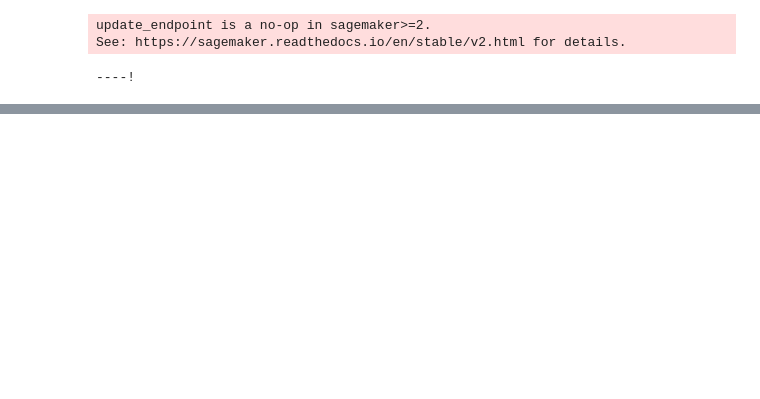
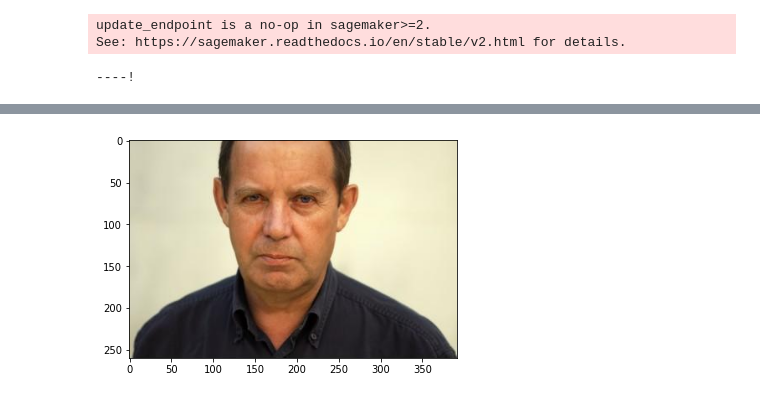
Before and after one commit to DiversityDatabaseProject/AWS_Sagemaker, a Jupyter notebook: AWS_Sagemaker/Refactoring/my_prediction_v9 - Refactored.ipynb, the cells around one changed output, grey strips where cells are left out. Saved outputs shown, nothing was run; the diff lists cells and outputs as text; code cells hidden in the pictures; blank space fills up the shorter version.

```diff
--- a/AWS_Sagemaker/Refactoring/my_prediction_v9 - Refactored.ipynb
+++ b/AWS_Sagemaker/Refactoring/my_prediction_v9 - Refactored.ipynb
@@ -130,0 +72,9 @@ image_content=cv2.imread(image,1)
+# %%
+import matplotlib
+from matplotlib import pyplot as plt
+image_content=cv2.imread('image.jpg',1) # Checks dimensions of output of cv2.imread
+%matplotlib inline
+plt.imshow(cv2.cvtColor(image_content, cv2.COLOR_BGR2RGB))
+plt.show()
+# %% [output]
+[figure, added]
```
Also changed, not shown: parts of 33 cells of this notebook, 8 other files.
